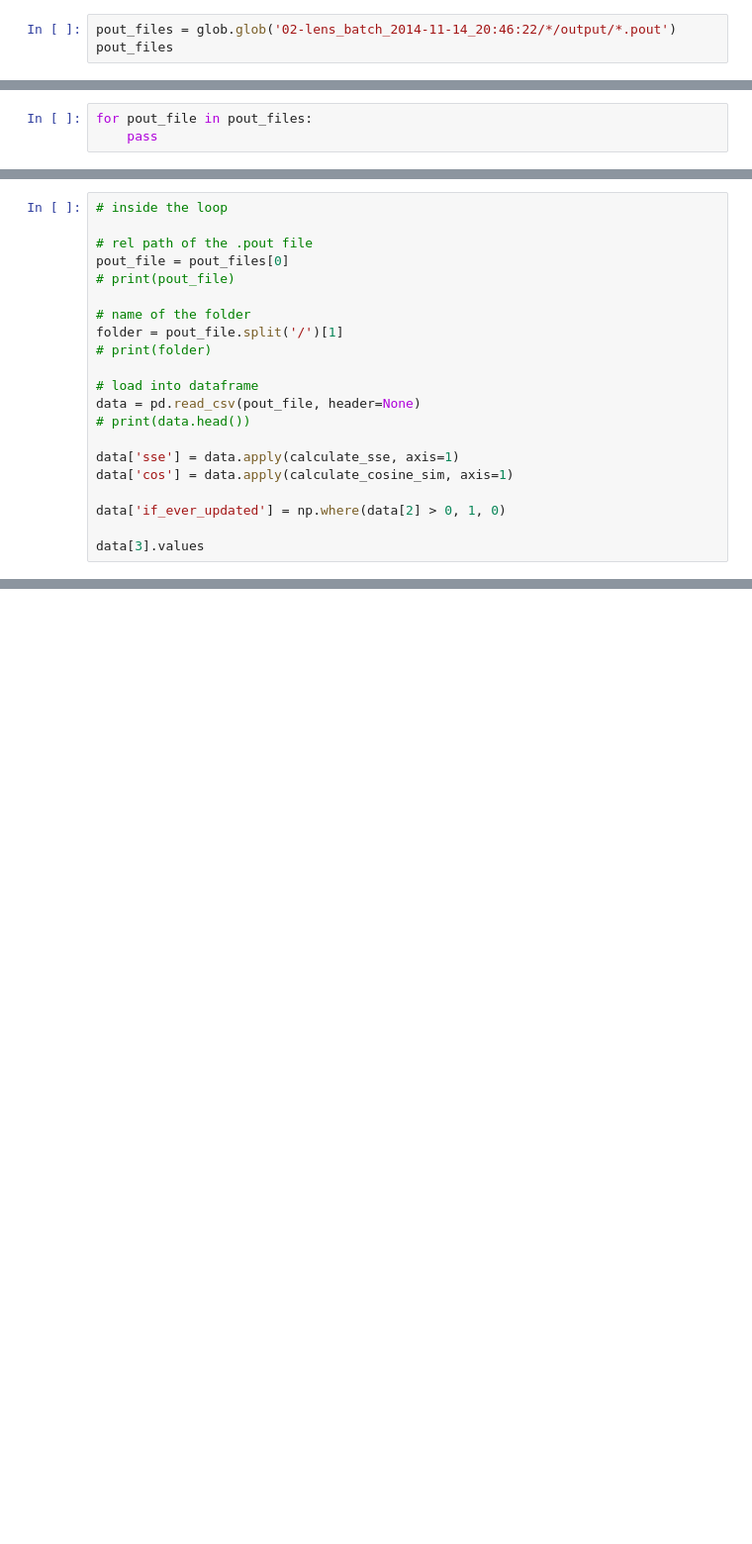
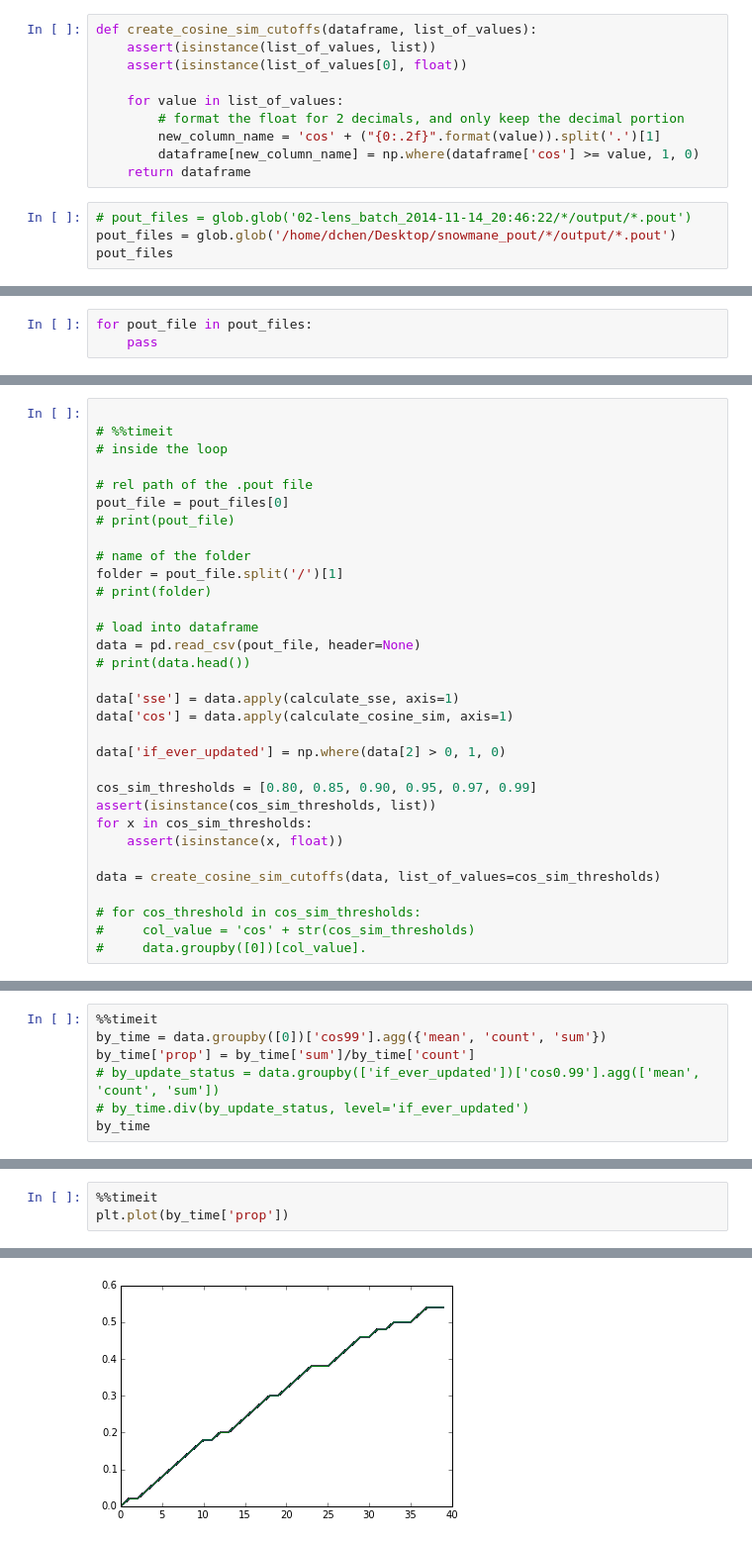
Before and after one commit to chendaniely/multidisciplinary-diffusion-model-experiments, a Jupyter notebook: experiments/batch_analysis.ipynb, the cells around one changed output, grey strips where cells are left out. Shown: that part at 99% size. Drawn from its saved outputs; the diff is of its cells as text; blank space fills up the shorter version.

```diff
--- a/experiments/batch_analysis.ipynb
+++ b/experiments/batch_analysis.ipynb
@@ -263,3 +269,14 @@ test_calculate_cosine_sim()
+# %%
+def create_cosine_sim_cutoffs(dataframe, list_of_values):
+    assert(isinstance(list_of_values, list))
+    assert(isinstance(list_of_values[0], float))
+
+    for value in list_of_values:
+        # format the float for 2 decimals, and only keep the decimal portion
+        new_column_name = 'cos' + ("{0:.2f}".format(value)).split('.')[1]
+        dataframe[new_column_name] = np.where(dataframe['cos'] >= value, 1, 0)
+    return dataframe
 # %%
-pout_files = glob.glob('02-lens_batch_2014-11-14_20:46:22/*/output/*.pout')
+# pout_files = glob.glob('02-lens_batch_2014-11-14_20:46:22/*/output/*.pout')
+pout_files = glob.glob('/home/dchen/Desktop/snowmane_pout/*/output/*.pout')
 pout_files
@@ -269,4 +314,6 @@ for pout_file in pout_files:
 # %%
+
+# %%timeit
 # inside the loop
 
 # rel path of the .pout file
@@ -286,4 +333,13 @@ data['cos'] = data.apply(calculate_cosine_sim, axis=1)
 
 data['if_ever_updated'] = np.where(data[2] > 0, 1, 0)
 
-data[3].values
+cos_sim_thresholds = [0.80, 0.85, 0.90, 0.95, 0.97, 0.99]
+assert(isinstance(cos_sim_thresholds, list))
+for x in cos_sim_thresholds:
+    assert(isinstance(x, float))
+
+data = create_cosine_sim_cutoffs(data, list_of_values=cos_sim_thresholds)
+
+# for cos_threshold in cos_sim_thresholds:
+#     col_value = 'cos' + str(cos_sim_thresholds)
+#     data.groupby([0])[col_value].
@@ -289,0 +348,7 @@ data[3].values
+# %%
+%%timeit
+by_time = data.groupby([0])['cos99'].agg({'mean', 'count', 'sum'})
+by_time['prop'] = by_time['sum']/by_time['count']
+# by_update_status = data.groupby(['if_ever_updated'])['cos0.99'].agg(['mean', 'count', 'sum'])
+# by_time.div(by_update_status, level='if_ever_updated')
+by_time
@@ -289,0 +357,4 @@ data[3].values
+# %%
+%%timeit
+plt.plot(by_time['prop'])
+# %% [output]
@@ -289,0 +362 @@ data[3].values
+[figure, added]
```
Also changed, not shown: parts of 20 cells of this notebook.
